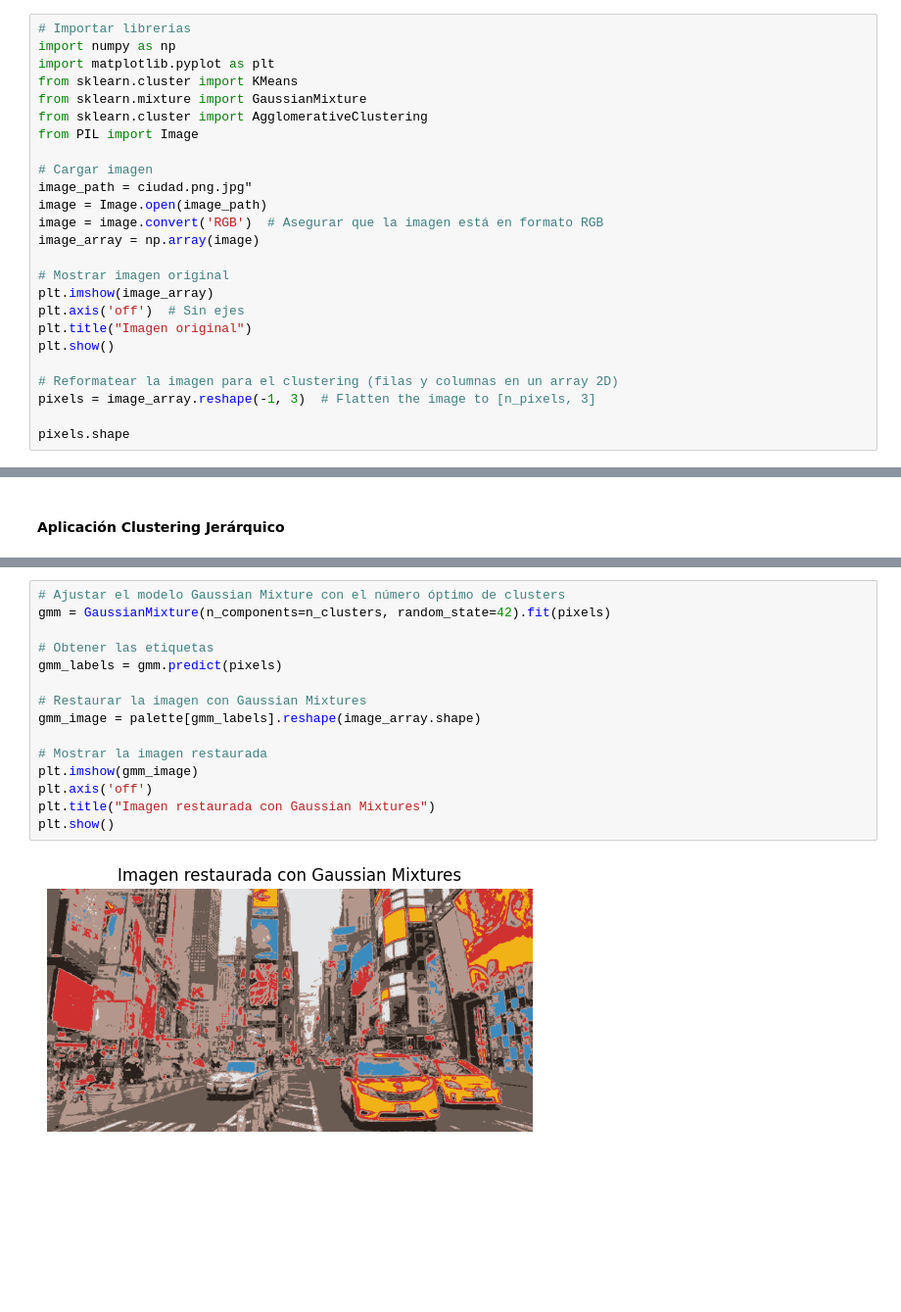
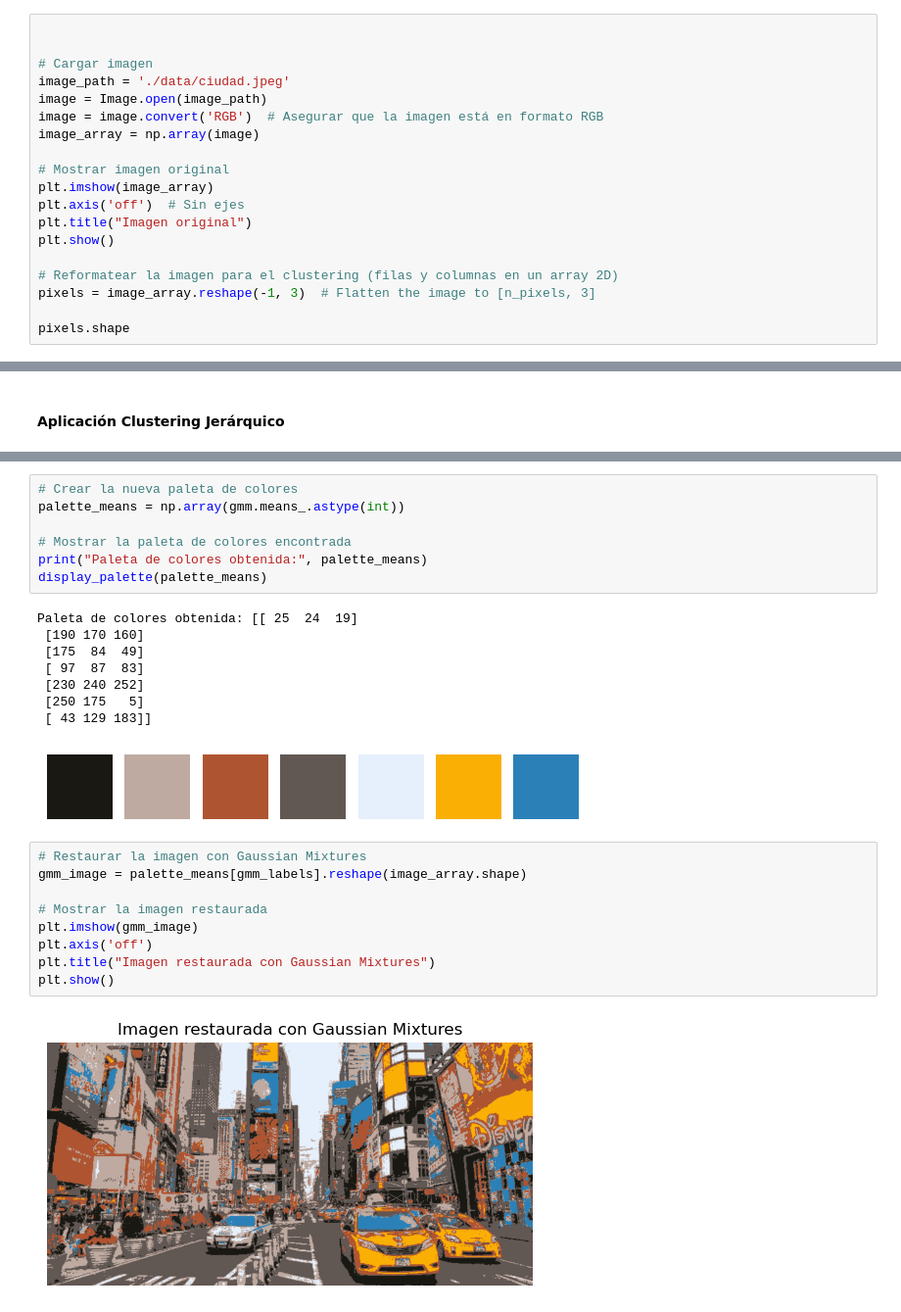
Before and after one commit to Gaddran/Tarea2MachineLearning2024, a Jupyter notebook: Tarea2.ipynb, the cells around one changed output, grey strips where cells are left out. Shown at 98% size. Saved outputs shown, nothing was run; the diff lists cells and outputs as text; blank space fills up the shorter version.

```diff
--- a/Tarea2.ipynb
+++ b/Tarea2.ipynb
@@ -6,14 +28,8 @@ Para llevar a cabo este análisis, se comenzó importando las librerías necesar
 # %%
-# Importar librerias
-import numpy as np
-import matplotlib.pyplot as plt
-from sklearn.cluster import KMeans
-from sklearn.mixture import GaussianMixture
-from sklearn.cluster import AgglomerativeClustering
-from PIL import Image
+
 
 # Cargar imagen
-image_path = ciudad.png.jpg"
+image_path = './data/ciudad.jpeg'
 image = Image.open(image_path)
 image = image.convert('RGB')  # Asegurar que la imagen está en formato RGB
 image_array = np.array(image)
@@ -151,17 +192,27 @@ plt.show()
+# %%
+# Crear la nueva paleta de colores
+palette_means = np.array(gmm.means_.astype(int))
+
+# Mostrar la paleta de colores encontrada
+print("Paleta de colores obtenida:", palette_means)
+display_palette(palette_means)
+# %% [output]
+Paleta de colores obtenida: [[ 25  24  19]
+ [190 170 160]
+ [175  84  49]
+ [ 97  87  83]
+ [230 240 252]
+ [250 175   5]
+ [ 43 129 183]]
+[figure, added]
 # %%
-# Ajustar el modelo Gaussian Mixture con el número óptimo de clusters
-gmm = GaussianMixture(n_components=n_clusters, random_state=42).fit(pixels)
-
-# Obtener las etiquetas
-gmm_labels = gmm.predict(pixels)
-
 # Restaurar la imagen con Gaussian Mixtures
-gmm_image = palette[gmm_labels].reshape(image_array.shape)
+gmm_image = palette_means[gmm_labels].reshape(image_array.shape)
 
 # Mostrar la imagen restaurada
 plt.imshow(gmm_image)
 plt.axis('off')
 plt.title("Imagen restaurada con Gaussian Mixtures")
 plt.show()
 # %% [output]
-[figure, old version]
+[figure, new version]
```
Also changed, not shown: parts of 13 cells of this notebook, 2 other files.
